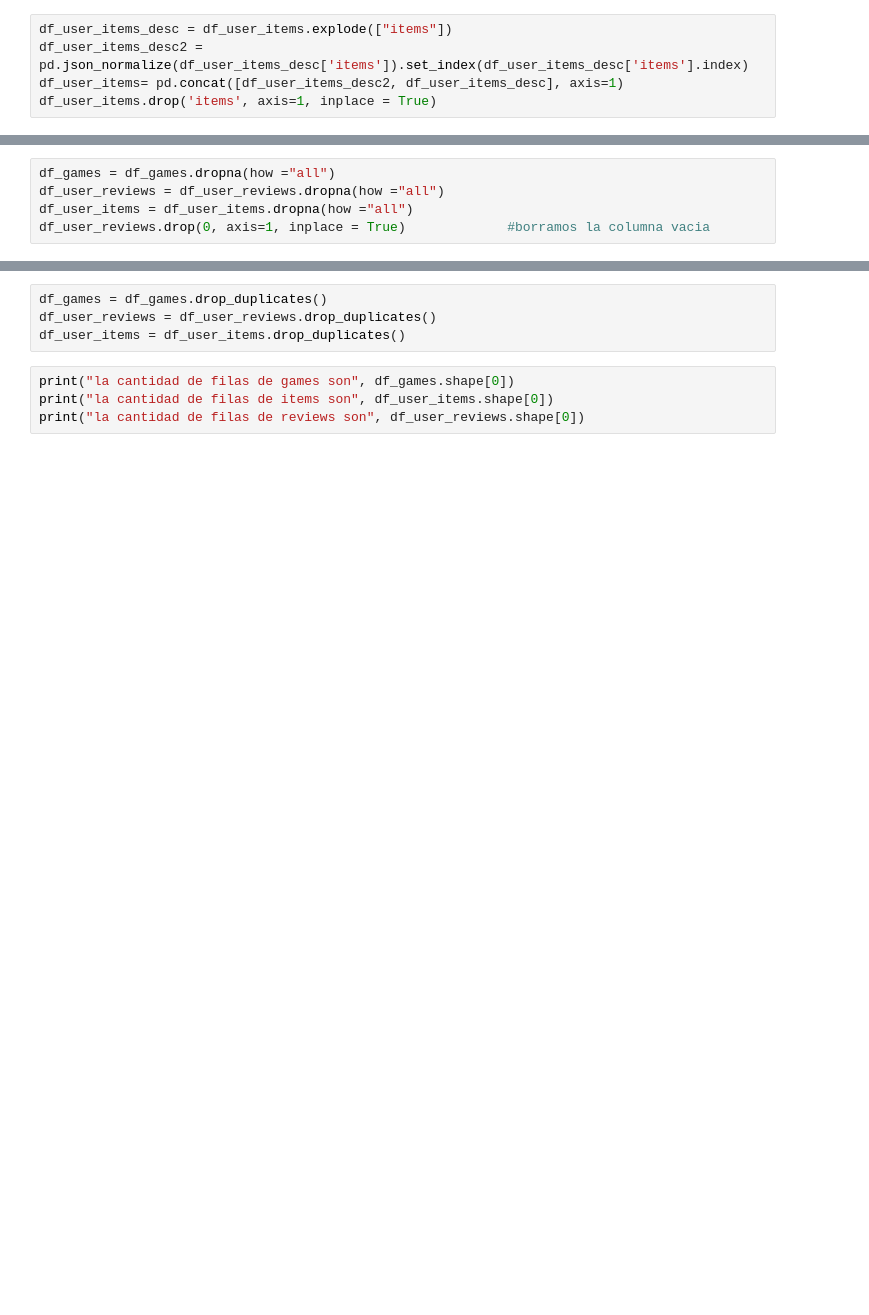
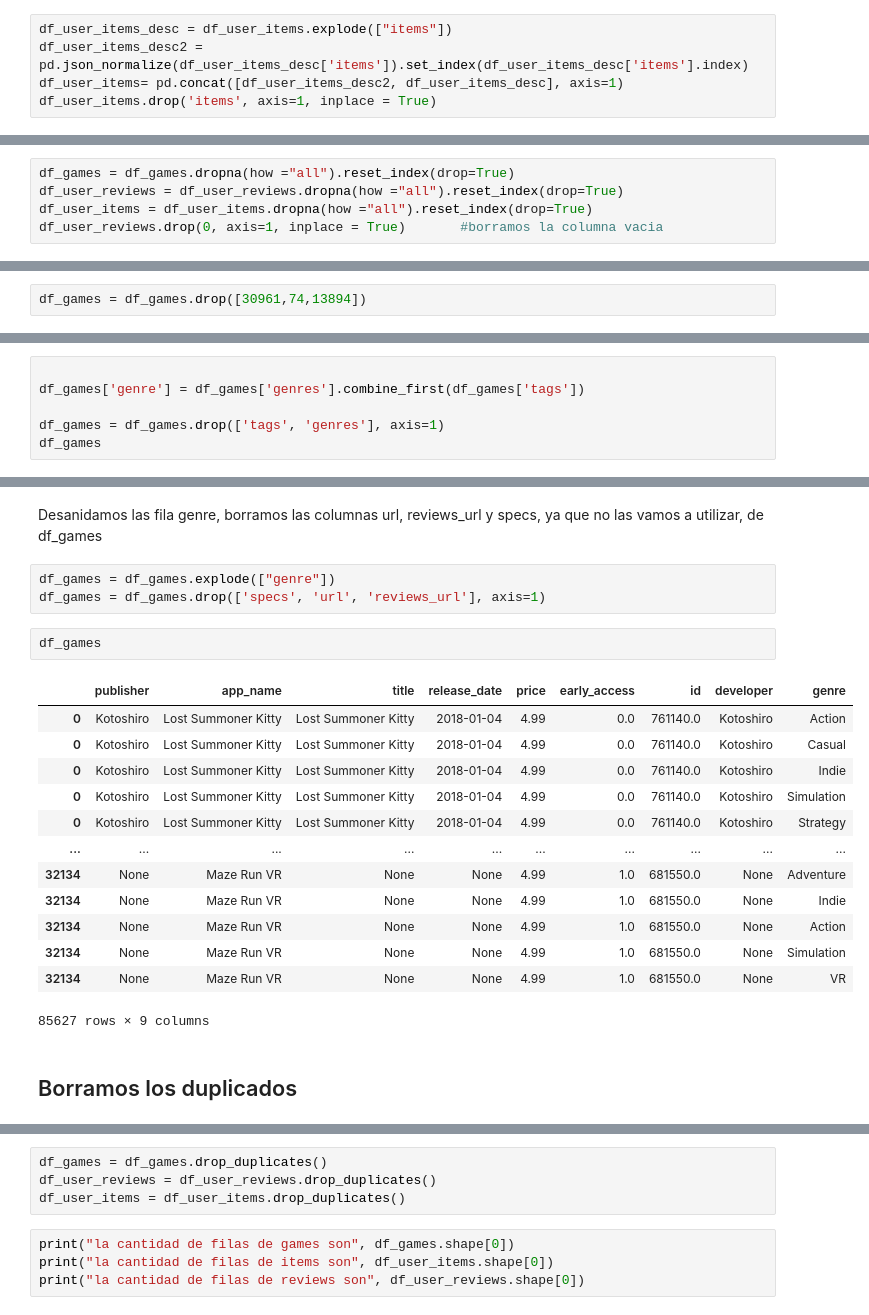
Before and after one commit to pablorobba/Proyecto_Individual_STEAM, a Jupyter notebook: Data_engeniring.ipynb, the cells around one changed output, grey strips where cells are left out. Cells and saved outputs as stored; diff of their text form; blank space fills up the shorter version.

Commit message:
finalizado el etl de df_games

```diff
--- a/Data_engeniring.ipynb
+++ b/Data_engeniring.ipynb
@@ -92,6 +105,6 @@ la cantidad de filas de items son 20629642
 la cantidad de filas de reviews son 59333
 # %%
-df_games = df_games.dropna(how ="all")
-df_user_reviews = df_user_reviews.dropna(how ="all")
-df_user_items = df_user_items.dropna(how ="all")
-df_user_reviews.drop(0, axis=1, inplace = True)             #borramos la columna vacia
+df_games = df_games.dropna(how ="all").reset_index(drop=True)
+df_user_reviews = df_user_reviews.dropna(how ="all").reset_index(drop=True)
+df_user_items = df_user_items.dropna(how ="all").reset_index(drop=True)
+df_user_reviews.drop(0, axis=1, inplace = True)       #borramos la columna vacia
@@ -97,0 +136,2 @@ df_user_reviews.drop(0, axis=1, inplace = True)             #borramos la columna
+# %%
+df_games = df_games.drop([30961,74,13894])
@@ -97,0 +178,6 @@ df_user_reviews.drop(0, axis=1, inplace = True)             #borramos la columna
+# %%
+
+df_games['genre'] = df_games['genres'].combine_first(df_games['tags'])
+
+df_games = df_games.drop(['tags', 'genres'], axis=1)
+df_games
@@ -98,3 +198,26 @@ df_user_reviews.drop(0, axis=1, inplace = True)             #borramos la columna
+# %% [markdown]
+Desanidamos las fila genre, borramos las columnas url, reviews_url y specs, ya que no las vamos a utilizar, de df_games
+# %%
+df_games = df_games.explode(["genre"])
+df_games = df_games.drop(['specs', 'url', 'reviews_url'], axis=1)
+# %%
+df_games
+# %% [output]
+|  | publisher | app_name | title | release_date | price | early_access | id | developer | genre |
+| 0 | Kotoshiro | Lost Summoner Kitty | Lost Summoner Kitty | 2018-01-04 | 4.99 | 0.0 | 761140.0 | Kotoshiro | Action |
+| 0 | Kotoshiro | Lost Summoner Kitty | Lost Summoner Kitty | 2018-01-04 | 4.99 | 0.0 | 761140.0 | Kotoshiro | Casual |
+| 0 | Kotoshiro | Lost Summoner Kitty | Lost Summoner Kitty | 2018-01-04 | 4.99 | 0.0 | 761140.0 | Kotoshiro | Indie |
+| 0 | Kotoshiro | Lost Summoner Kitty | Lost Summoner Kitty | 2018-01-04 | 4.99 | 0.0 | 761140.0 | Kotoshiro | Simulation |
+| 0 | Kotoshiro | Lost Summoner Kitty | Lost Summoner Kitty | 2018-01-04 | 4.99 | 0.0 | 761140.0 | Kotoshiro | Strategy |
+| ... | ... | ... | ... | ... | ... | ... | ... | ... | ... |
+| 32134 | None | Maze Run VR | None | None | 4.99 | 1.0 | 681550.0 | None | Adventure |
+| 32134 | None | Maze Run VR | None | None | 4.99 | 1.0 | 681550.0 | None | Indie |
+| 32134 | None | Maze Run VR | None | None | 4.99 | 1.0 | 681550.0 | None | Action |
+| 32134 | None | Maze Run VR | None | None | 4.99 | 1.0 | 681550.0 | None | Simulation |
+| 32134 | None | Maze Run VR | None | None | 4.99 | 1.0 | 681550.0 | None | VR |
+85627 rows × 9 columns
+# %% [markdown]
+## Borramos los duplicados
 # %%
 print("la cantidad de filas de games son", df_games.shape[0])
 print("la cantidad de filas de items son", df_user_items.shape[0])
```
Also changed, not shown: parts of 27 cells of this notebook.
